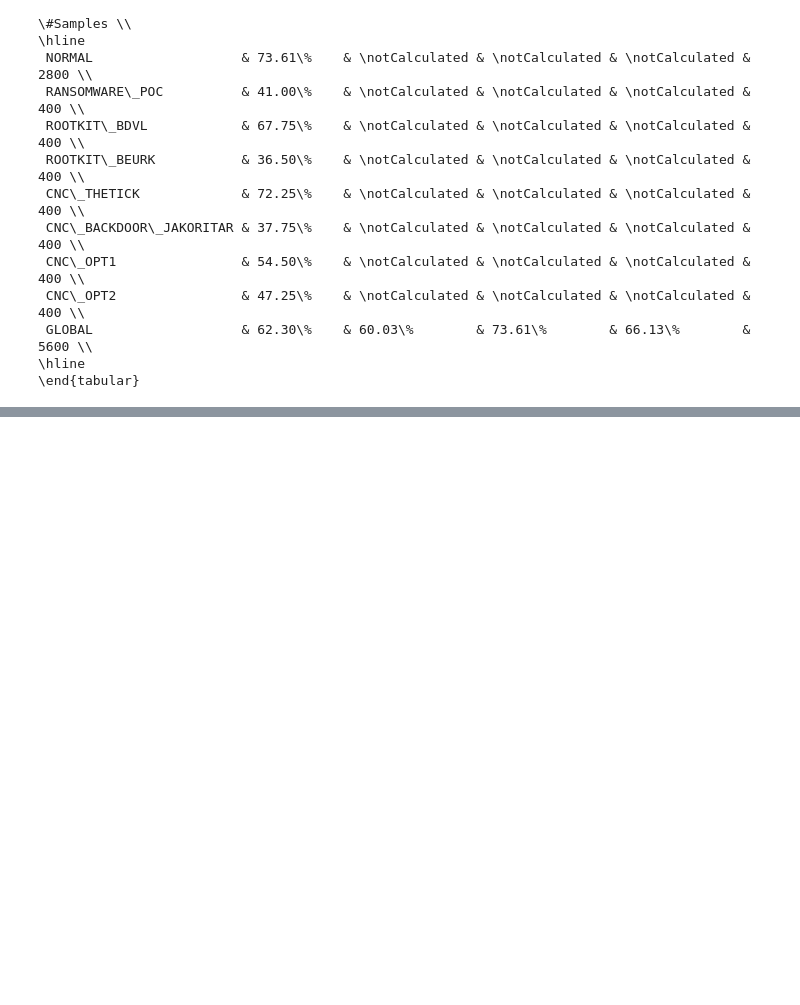
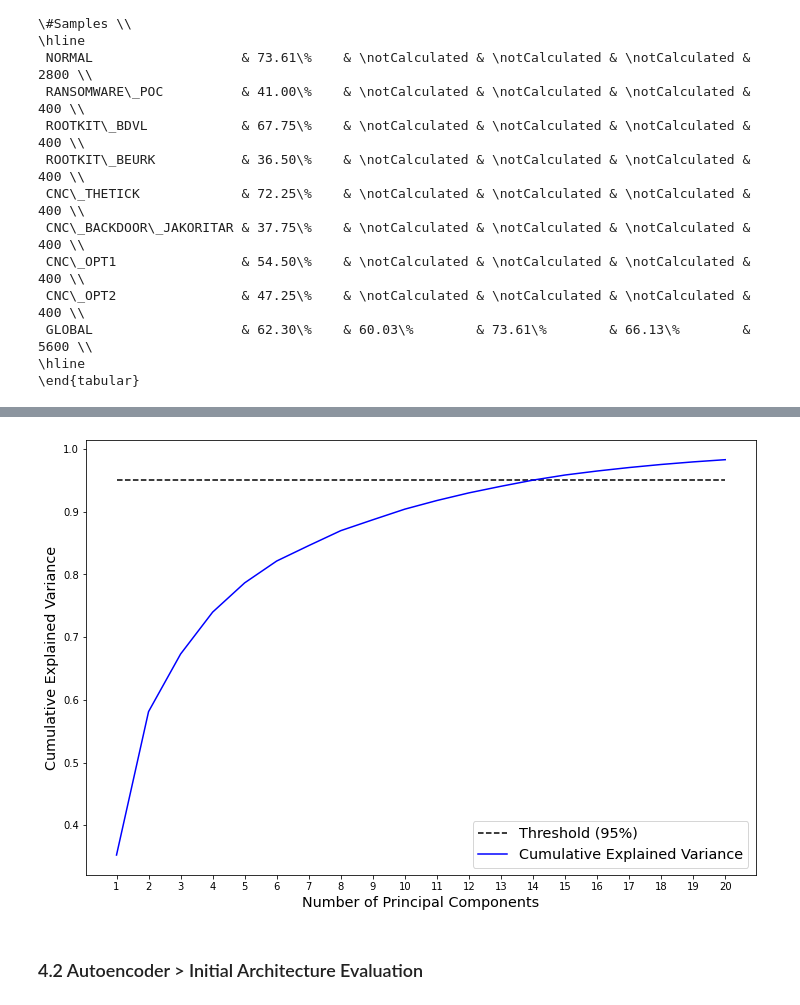
Before and after one commit to jan-kreischer/FedRL-for-IoT-Security, a Jupyter notebook: prototypes/prototype_02/anomaly-detection-models.ipynb, the cells around one changed output, grey strips where cells are left out. Saved outputs shown, nothing was run; the diff lists cells and outputs as text; code cells hidden in the pictures; blank space fills up the shorter version.

```diff
--- a/prototypes/prototype_02/anomaly-detection-models.ipynb
+++ b/prototypes/prototype_02/anomaly-detection-models.ipynb
@@ -617,0 +658,27 @@ evaluate(best_lof_80, lof_test_data_dict)
+# %%
+cumulative_explained_variances = {}
+
+for n_components in range (1, 21):
+    pca = PCA(n_components=n_components)
+    pca.fit(train_data_pca_x)
+    X_train_pca = pca.fit_transform(X_train_std)
+    explained_variance = pca.explained_variance_ratio_
+    cumulative_explained_variance = np.sum(explained_variance)
+    cumulative_explained_variances[n_components] = cumulative_explained_variance
+# %%
+x = list(cumulative_explained_variances.keys())
+y = list(cumulative_explained_variances.values())
+
+fontsize = 'x-large'
+plt.figure(figsize=(12, 8))
+plt.xlabel('Number of Principal Components', fontsize=fontsize)
+plt.ylabel('Cumulative Explained Variance', fontsize=fontsize)
+plt.xticks(x)
+#plt.ylim(0,1)
+#plt.axhline(y=0.95, color='black', linestyle='dashed', label='Threshold (95%)')
+plt.plot(x, [0.95]*len(x), color='black', linestyle='dashed', label='Threshold (95%)')
+plt.plot(x, y, color='blue', label='Cumulative Explained Variance')
+plt.legend(loc='lower right', fontsize=fontsize)
+plt.show()
+# %% [output]
+[figure, added]
@@ -617,0 +935,2 @@ evaluate(best_lof_80, lof_test_data_dict)
+# %% [markdown]
+### 4.2 Autoencoder > Initial Architecture Evaluation
```
Also changed, not shown: parts of 25 cells of this notebook, 26 other files.
